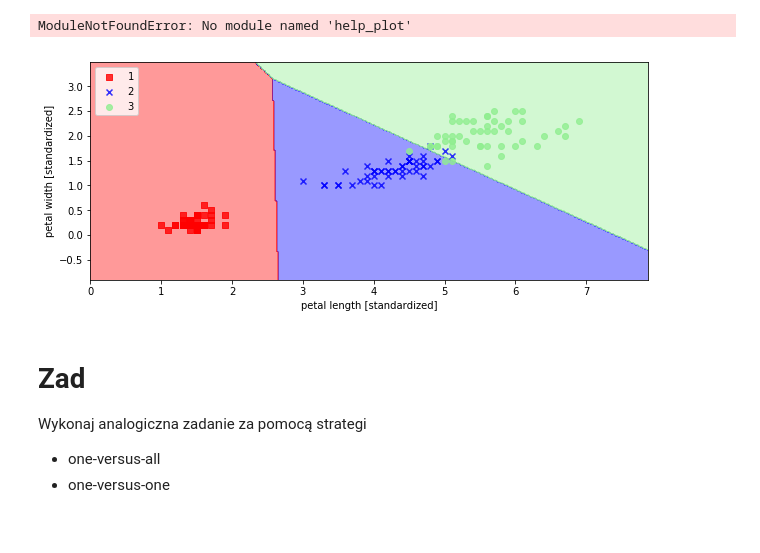
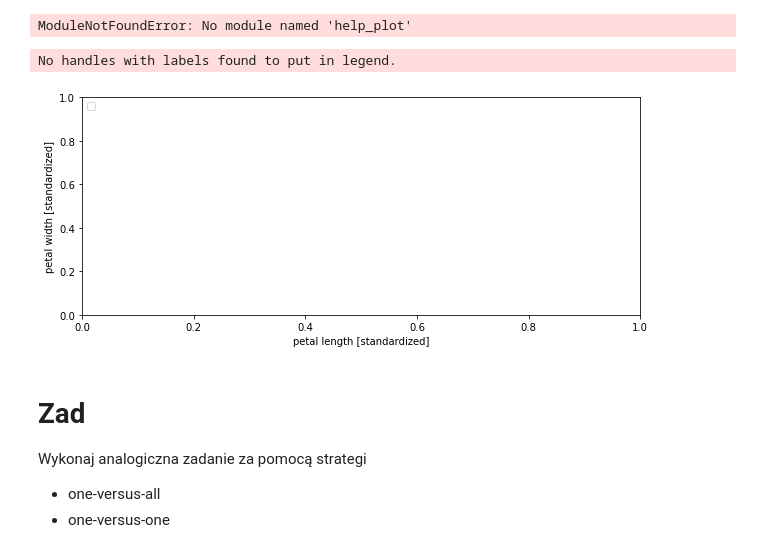
Before and after one commit to annamrowca7/podstawy_sztucznej_inteligencji, a Jupyter notebook: Z08_H_Softmax_Regression.ipynb, the cells around one changed output. Cells and saved outputs as stored; diff of their text form; code cells hidden in the pictures.

```diff
--- a/Z08_H_Softmax_Regression.ipynb
+++ b/Z08_H_Softmax_Regression.ipynb
@@ -65,13 +65,14 @@ from help_plot import plot_decision_regions
 ModuleNotFoundError: No module named 'help_plot'
 # %%
 plt.figure(figsize=(10, 4))
-plot_decision_regions(X, y, classifier=softmax_reg)
+#plot_decision_regions(X, y, classifier=softmax_reg)
 plt.xlabel('petal length [standardized]')
 plt.ylabel('petal width [standardized]')
 plt.legend(loc='upper left')
 plt.show()
 # %% [output]
+No handles with labels found to put in legend.
-[figure, old version]
+[figure, new version]
 # %% [markdown]
 # Zad
 
```
Also changed, not shown: parts of 2 cells of this notebook, 1 other file.
